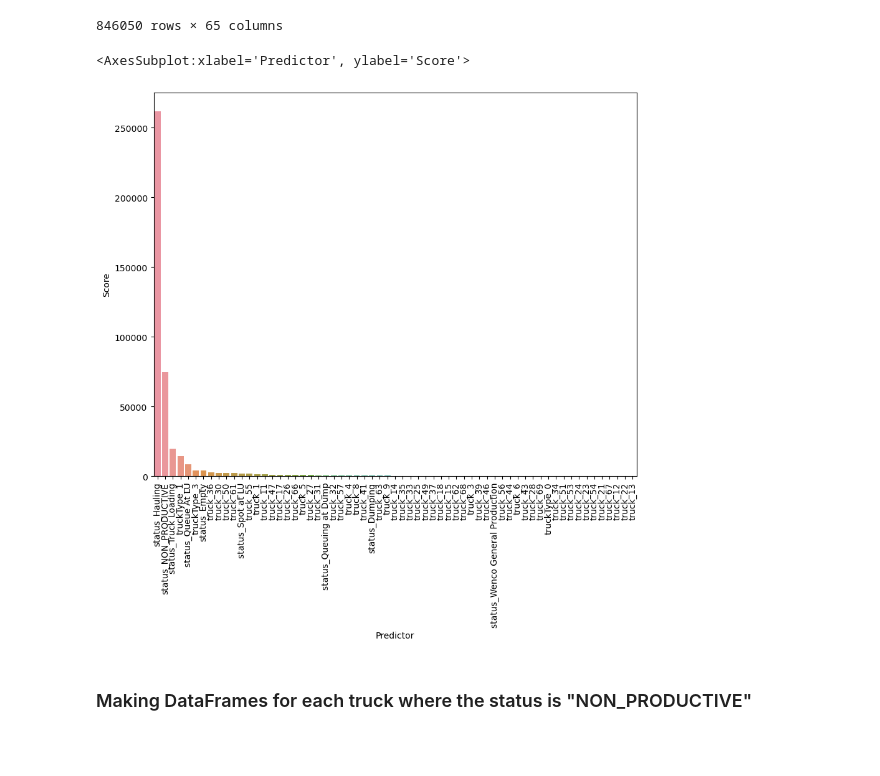
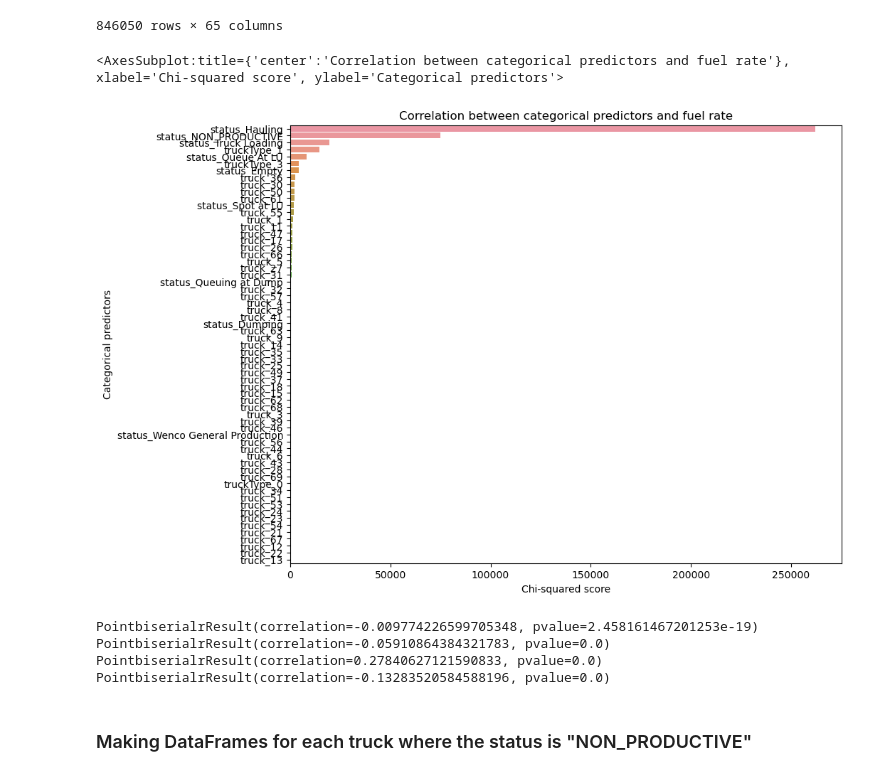
Before and after one commit to baumannkev/QDS_Hacks, a Jupyter notebook: Tracy_QDS_2023.ipynb, the cells around one changed output. Drawn from its saved outputs; the diff is of its cells as text; code cells hidden in the pictures; blank space fills up the shorter version.

Commit message:
Graphs ver 4

```diff
--- a/Tracy_QDS_2023.ipynb
+++ b/Tracy_QDS_2023.ipynb
@@ -696,23 +696,34 @@ df_categorical
 # %%
 # Chi-squared test for categorical predictors
 
 X_chi2 = df_categorical.iloc[:,1:-1]
 y_chi2 = df_categorical['FR_LT_AVG']
 
 df_chi2 = SelectKBest(chi2, k='all')
 df_chi2.fit(X_chi2, y_chi2)
 
 chi2_scores = pd.DataFrame({'Predictor': X_chi2.columns,'Score': df_chi2.scores_})
 chi2_scores.sort_values(by='Score', ascending=False, inplace=True)
 
 #print(chi2_scores)
 
-chi2_plot = sns.barplot(x=chi2_scores['Predictor'], y=chi2_scores['Score'])
-chi2_plot.set_xticklabels(chi2_plot.get_xticklabels(), rotation=90)
+chi2_plot = sns.barplot(x=chi2_scores['Score'], y=chi2_scores['Predictor'])
+chi2_plot.set(xlabel='Chi-squared score', ylabel='Categorical predictors', title='Correlation between categorical predictors and fuel rate')
+#chi2_plot.set_xticklabels(chi2_plot.get_xticklabels(), rotation=90)
 chi2_plot
 # %% [output]
-<AxesSubplot:xlabel='Predictor', ylabel='Score'>
+<AxesSubplot:title={'center':'Correlation between categorical predictors and fuel rate'}, xlabel='Chi-squared score', ylabel='Categorical predictors'>
-[figure, old version]
+[figure, new version]
+# %%
+print(stats.pointbiserialr(df_categorical['status_Dumping'], df_categorical['FUEL_RATE']))
+print(stats.pointbiserialr(df_categorical['status_Empty'], df_categorical['FUEL_RATE']))
+print(stats.pointbiserialr(df_categorical['status_Hauling'], df_categorical['FUEL_RATE']))
+print(stats.pointbiserialr(df_categorical['status_NON_PRODUCTIVE'], df_categorical['FUEL_RATE']))
+# %% [output]
+PointbiserialrResult(correlation=-0.009774226599705348, pvalue=2.458161467201253e-19)
+PointbiserialrResult(correlation=-0.05910864384321783, pvalue=0.0)
+PointbiserialrResult(correlation=0.27840627121590833, pvalue=0.0)
+PointbiserialrResult(correlation=-0.13283520584588196, pvalue=0.0)
 # %% [markdown]
 ### Making DataFrames for each truck where the status is "NON_PRODUCTIVE"
 # %%
```
Also changed, not shown: 1 other file.
